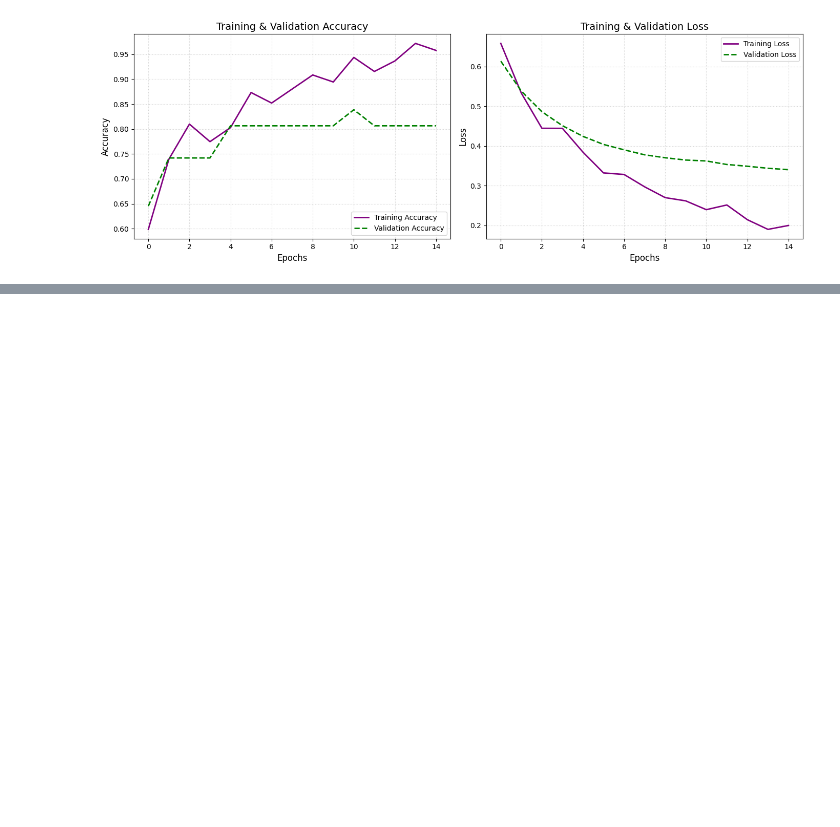
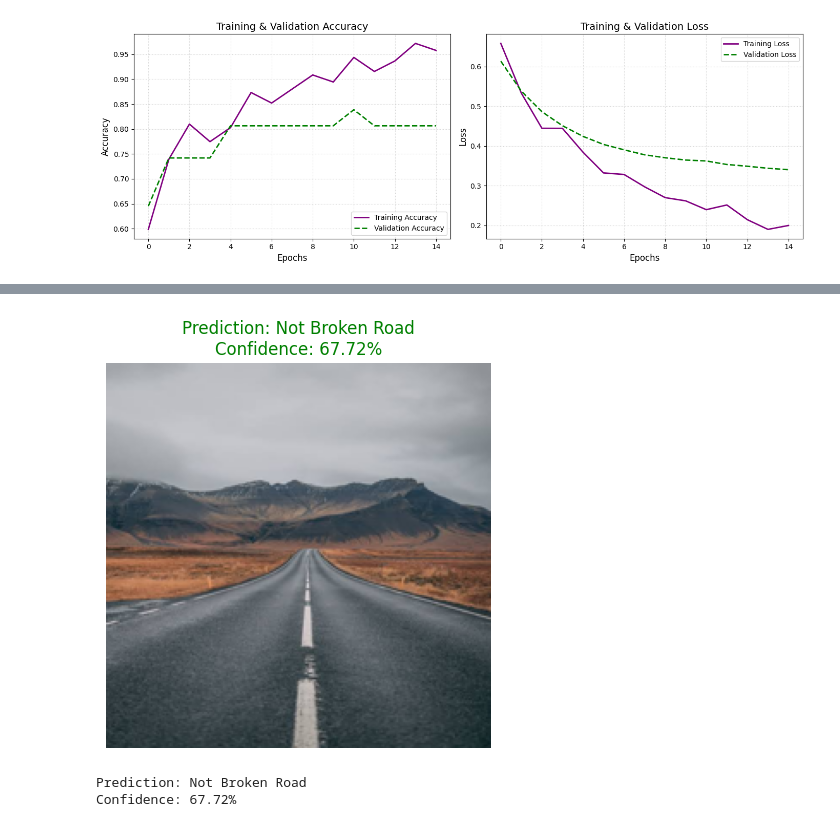
Before and after one commit to Shristav/AI-Project-Road-classifire-, a Jupyter notebook: newtyp.ipynb, the cells around one changed output, grey strips where cells are left out. Drawn from its saved outputs; the diff is of its cells as text; code cells hidden in the pictures; blank space fills up the shorter version.

```diff
--- a/newtyp.ipynb
+++ b/newtyp.ipynb
@@ -251,3 +249,67 @@ Test Precision: 0.9333
 Test Recall:    0.8750
 
 Model saved successfully as 'road_damage_mobilenet.keras'!
+# %%
+from tkinter import Tk, filedialog
+from PIL import Image
+import numpy as np
+import matplotlib.pyplot as plt
+import tensorflow as tf
+
+# If running as a standalone python file, make sure your model is loaded:
+# model = tf.keras.models.load_model("best_road_model.keras")
+
+def predict_image(img):
+    # Prepare the image to match MobileNetV2 requirements (224x224)
+    img = img.convert("RGB")
+    img = img.resize((224, 224))
+
+    img_array = np.array(img, dtype="float32") / 255.0
+    img_array = np.expand_dims(img_array, axis=0)
+
+    # Ask the trained model for a prediction
+    probability = model.predict(img_array, verbose=0)[0][0]
+
+    if probability >= 0.5:
+        label = "Broken Road"
+        confidence = probability * 100
+    else:
+        label = "Not Broken Road"
+        confidence = (1 - probability) * 100
+
+    # Display the image and prediction
+    plt.figure(figsize=(5, 5))
+    plt.imshow(img)
+    plt.title(f"Prediction: {label}\nConfidence: {confidence:.2f}%",
+              color="red" if label == "Broken Road" else "green")
+    plt.axis("off")
+    plt.show()
+
+    print("Prediction:", label)
+    print(f"Confidence: {confidence:.2f}%")
+
+def upload_photo():
+    root = Tk()
+    root.withdraw()
+    root.attributes("-topmost", True)
+
+    file_path = filedialog.askopenfilename(
+        title="Choose a road photo",
+        filetypes=[
+            ("Image files", "*.jpg *.jpeg *.png *.bmp *.webp")
+        ]
+    )
+
+    root.destroy()
+
+    if file_path:
+        img = Image.open(file_path)
+        predict_image(img)
+    else:
+        print("No image selected.")
+
+upload_photo()
+# %% [output]
+[figure, added]
+Prediction: Not Broken Road
+Confidence: 67.72%
```
Also changed, not shown: parts of 3 cells of this notebook, 2 other files.
